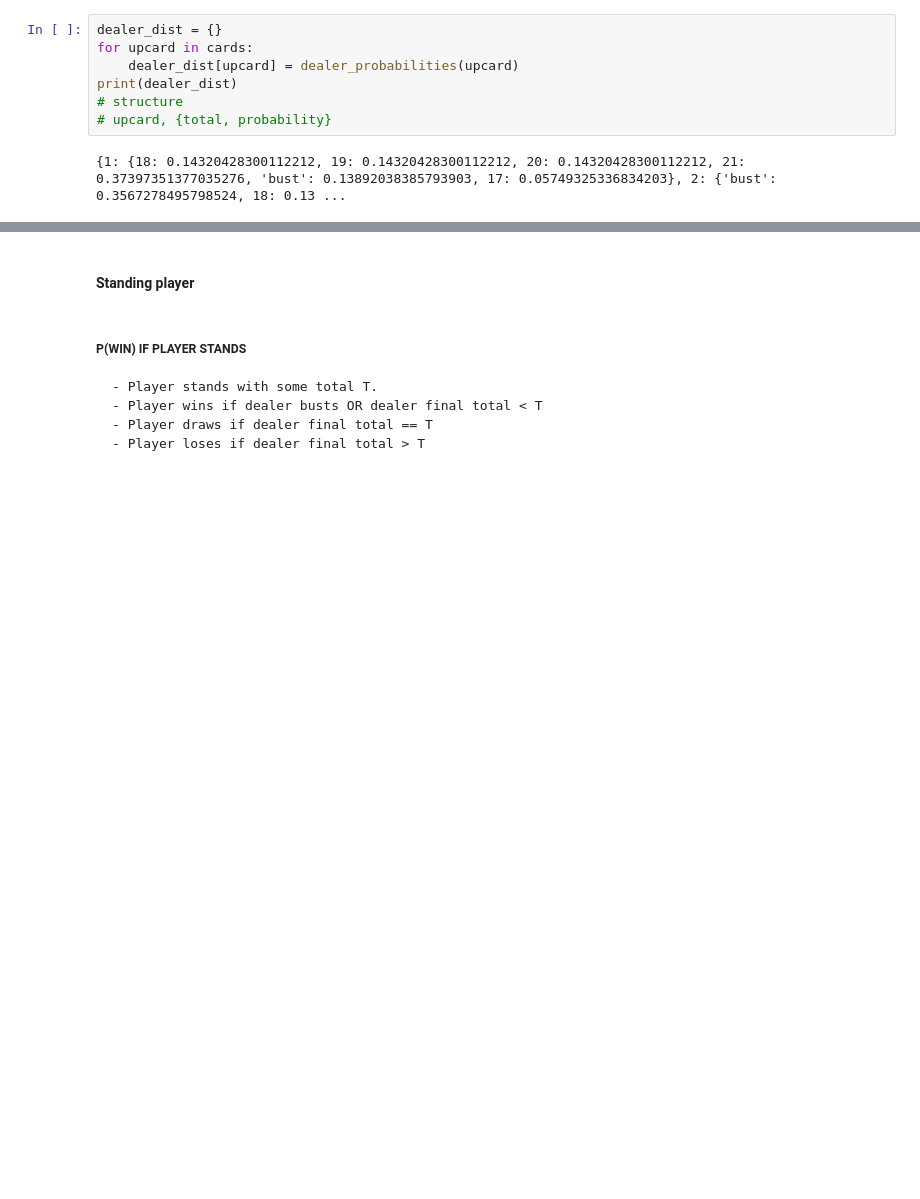
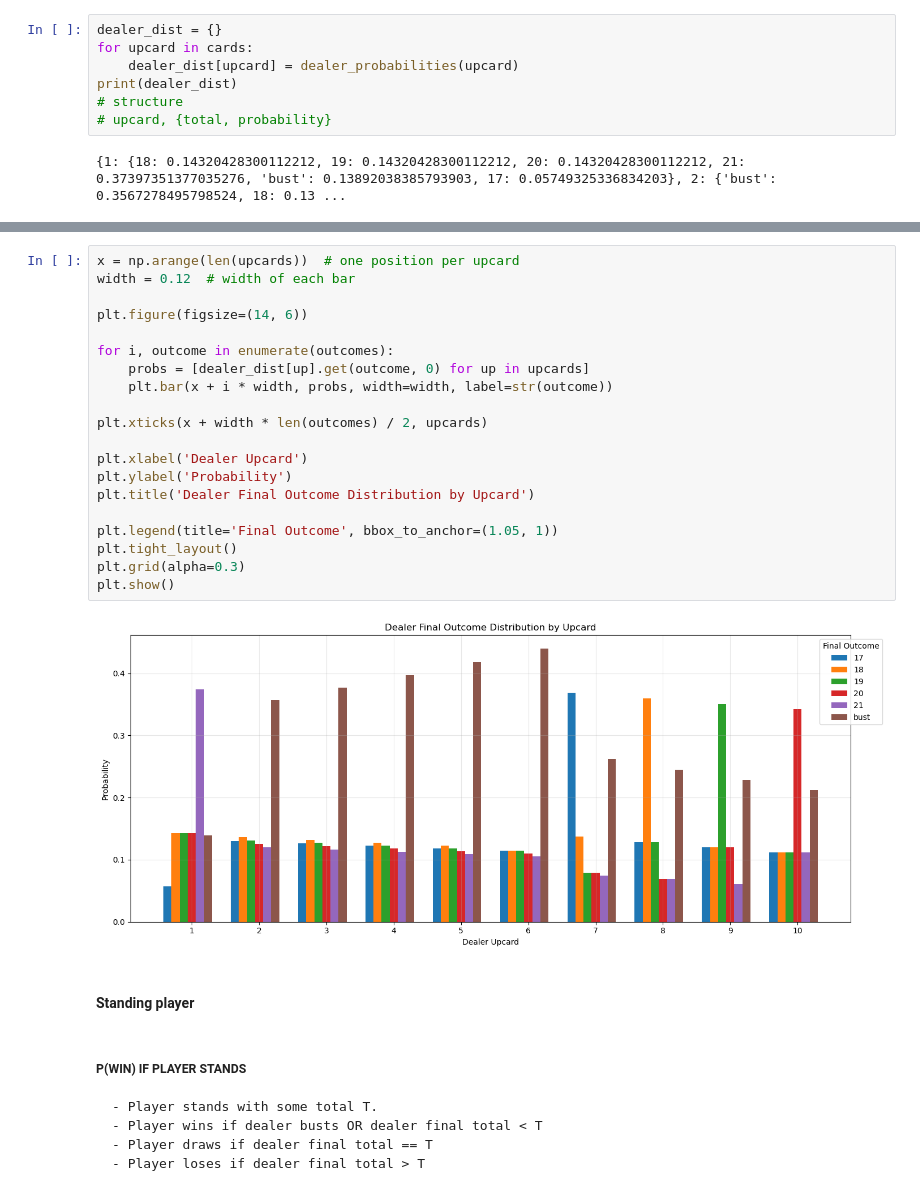
Before and after one commit to therealturb0duckz/Simple-Blackjack, a Jupyter notebook: simple_blackjack.ipynb, the cells around one changed output, grey strips where cells are left out. Cells and saved outputs as stored; diff of their text form; blank space fills up the shorter version.

```diff
--- a/simple_blackjack.ipynb
+++ b/simple_blackjack.ipynb
@@ -143,6 +160,28 @@ plt.tight_layout()
 plt.show()
 # %% [output]
 [figure]
+# %%
+x = np.arange(len(upcards))  # one position per upcard
+width = 0.12  # width of each bar
+
+plt.figure(figsize=(14, 6))
+
+for i, outcome in enumerate(outcomes):
+    probs = [dealer_dist[up].get(outcome, 0) for up in upcards]
+    plt.bar(x + i * width, probs, width=width, label=str(outcome))
+
+plt.xticks(x + width * len(outcomes) / 2, upcards)
+
+plt.xlabel('Dealer Upcard')
+plt.ylabel('Probability')
+plt.title('Dealer Final Outcome Distribution by Upcard')
+
+plt.legend(title='Final Outcome', bbox_to_anchor=(1.05, 1))
+plt.tight_layout()
+plt.grid(alpha=0.3)
+plt.show()
+# %% [output]
+[figure, added]
 # %% [markdown]
 #### Standing player
 # %% [markdown]
```
Also changed, not shown: parts of 12 cells of this notebook, 5 other files.
